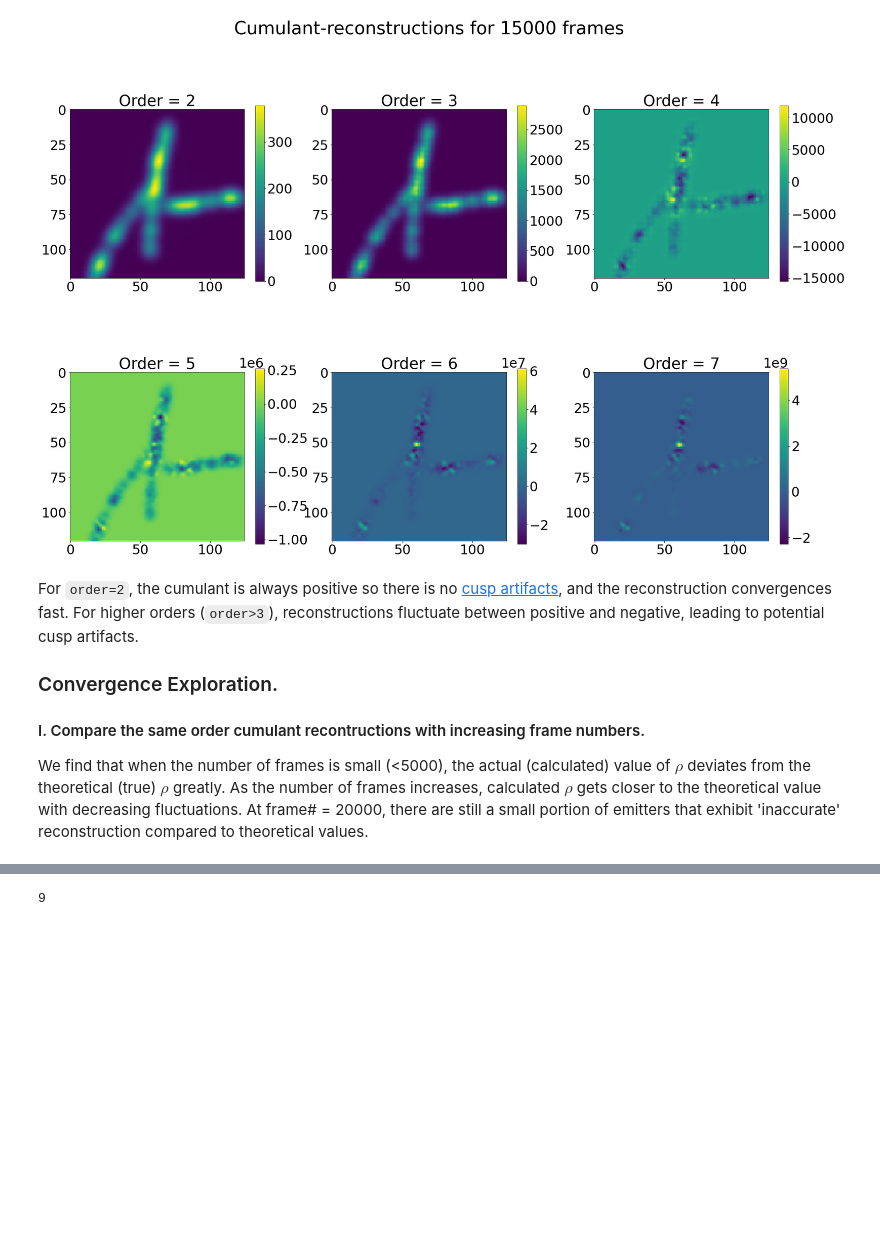
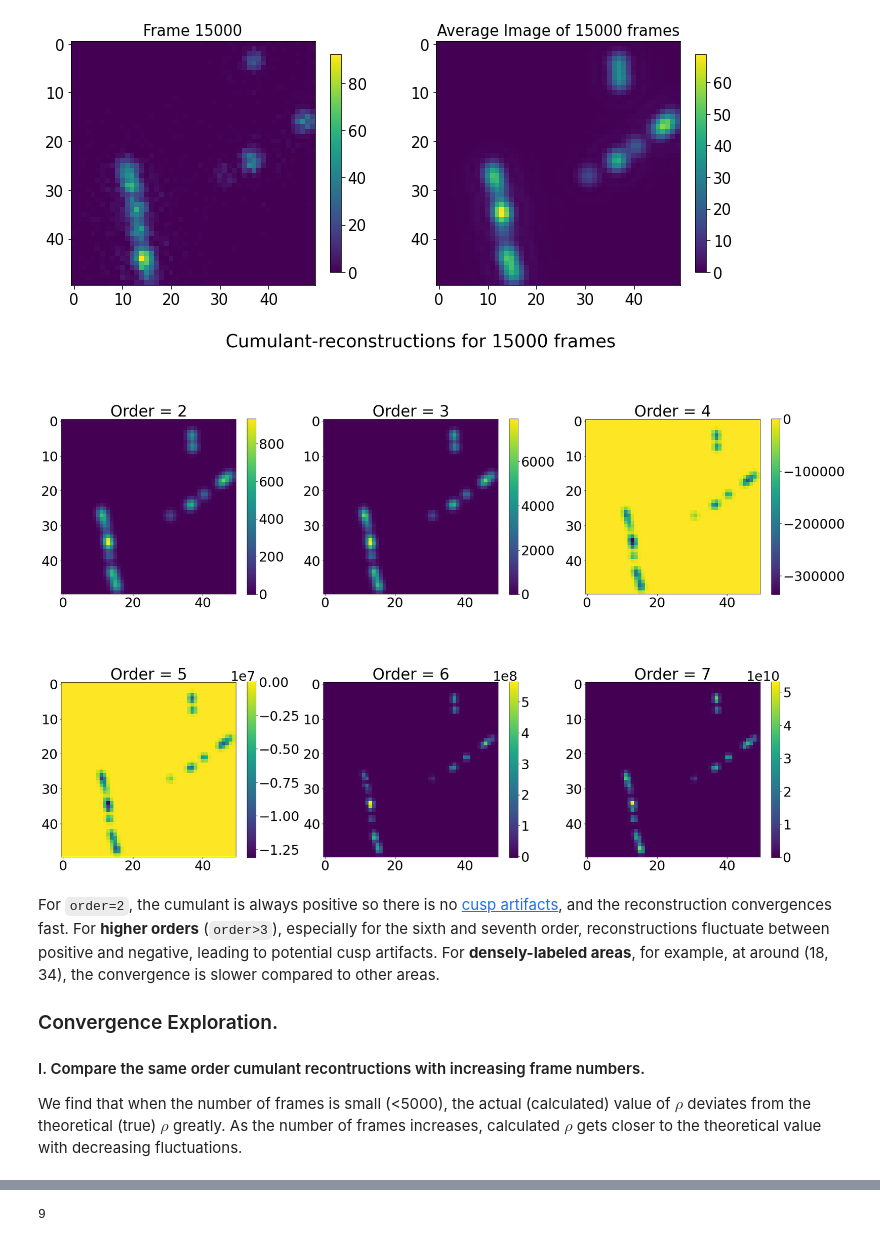
Before and after one commit to xiyuyi-at-LLNL/pysofi, a Jupyter notebook: Notebooks/Example_ReconstructionConvergence.ipynb, the cells around one changed output, grey strips where cells are left out. Cells and saved outputs as stored; diff of their text form; code cells hidden in the pictures; blank space fills up the shorter version.

```diff
--- a/Notebooks/Example_ReconstructionConvergence.ipynb
+++ b/Notebooks/Example_ReconstructionConvergence.ipynb
@@ -21,11 +21,15 @@ from numpy import load
 import numpy as np
 import matplotlib.pyplot as plt
 %matplotlib inline
+from functions import reconstruction
+import tifffile as tiff
 data1 = load('../sampledata/simulations/convergence_demo/frame1000_10000.npy',allow_pickle=True)
-data2 = load('../sampledata/simulations/convergence_demo/frame11000_16000.npy',allow_pickle=True)
-data3 = load('../sampledata/simulations/convergence_demo/frame17000_20000.npy',allow_pickle=True)
+data2 = load('../sampledata/simulations/convergence_demo/frame11000_15000.npy',allow_pickle=True)
+data3 = load('../sampledata/simulations/convergence_demo/frame16000_20000.npy',allow_pickle=True)
 # put together all reconstructions
 allframe_data = np.append(np.append(data1, data2), data3)
 theo_sign = [-1, -1, 1, 1]    # theoretical cumulant sign at order = 4 - 7
 frame_lst = list(range(1000, 21000, 1000))    # frame number from 1000 to 20000
+filepath = '../sampledata/simulations/convergence_demo'
+filename = 'nobleach_frame20000_rho04_s20000_sparse.tif'
 # %% [markdown]
@@ -70,25 +123,50 @@ for i in range(2,8):
 # %%
 # 3. frame number = 15000
 k_set = allframe_data[14]
+frame_num = 15000
+
+fig = plt.figure(figsize=(12,5))
+# The 3000th frame
+frame15000 = tiff.imread(filepath + '/' + filename, key=frame_num)
+plt.subplot(1, 2, 1)
+im = plt.imshow(frame15000)
+plt.tick_params(axis='x', labelsize= 15)
+plt.tick_params(axis='y', labelsize= 15)
+plt.title(f'Frame {frame_num}', fontsize=15)
+cb = plt.colorbar(im, shrink=0.8)
+cb.ax.tick_params(labelsize=15)
+
+# Average of 15000 frames
+mean15000 = reconstruction.average_image(filepath, filename, frames=[0, frame_num])
+plt.subplot(1, 2, 2)
+im = plt.imshow(mean15000)
+plt.tick_params(axis='x', labelsize= 15)
+plt.tick_params(axis='y', labelsize= 15)
+plt.title(f'Average Image of {frame_num} frames', fontsize=15)
+cb = plt.colorbar(im, shrink=0.8)
+cb.ax.tick_params(labelsize=15)
+
 fig, axs = plt.subplots(2,3,figsize=(30,20))
 fig.suptitle("Cumulant-reconstructions for 15000 frames", fontsize=40)
 
 for i in range(2,8):
     row = (i - 2) // 3
     ax = axs[row,i-2-row*3]
     img = ax.imshow(k_set[i]*0.8)
     ax.tick_params(axis='x', labelsize= 30)
     ax.tick_params(axis='y', labelsize= 30)
     ax.set_title(f'Order = {i}', fontsize=35)
     cb = plt.colorbar(img, ax=ax, shrink=0.8)
     cb.ax.tick_params(labelsize=30)
     cb.ax.yaxis.get_offset_text().set_fontsize(30)
 # %% [output]
-[figure, old version]
+[figure, new version]
+[figure, added]
 # %% [markdown]
-For <code>order=2</code>, the cumulant is always positive so there is no [cusp artifacts](https://github.com/xiyuyi-at-LLNL/pysofi/blob/master/Notebooks/Example_CuspArtifactsDemo1_3Emitters.ipynb), and the reconstruction convergences fast. For higher orders (<code>order>3</code>), reconstructions fluctuate between positive and negative, leading to potential cusp artifacts.
+For <code>order=2</code>, the cumulant is always positive so there is no [cusp artifacts](https://github.com/xiyuyi-at-LLNL/pysofi/blob/master/Notebooks/Example_CuspArtifactsDemo1_3Emitters.ipynb), and the reconstruction convergences fast. For **higher orders** (<code>order>3</code>), especially for the sixth and seventh order, reconstructions fluctuate between positive and negative, leading to potential cusp artifacts. For **densely-labeled areas**, for example, at around (18, 34), the convergence is slower compared to other areas.
 
 ### Convergence Exploration.
 #### I. Compare the same order cumulant recontructions with increasing frame numbers.
-We find that when the number of frames is small (<5000), the actual (calculated) value of $\rho$ deviates from the theoretical (true) $\rho$ greatly. As the number of frames increases, calculated $\rho$ gets closer to the theoretical value with decreasing fluctuations. At frame# = 20000, there are still a small portion of emitters that exhibit 'inaccurate' reconstruction compared to theoretical values.
+
+We find that when the number of frames is small (<5000), the actual (calculated) value of $\rho$ deviates from the theoretical (true) $\rho$ greatly. As the number of frames increases, calculated $\rho$ gets closer to the theoretical value with decreasing fluctuations.
 # %%
```
Also changed, not shown: parts of 21 cells of this notebook, 6 other files.
